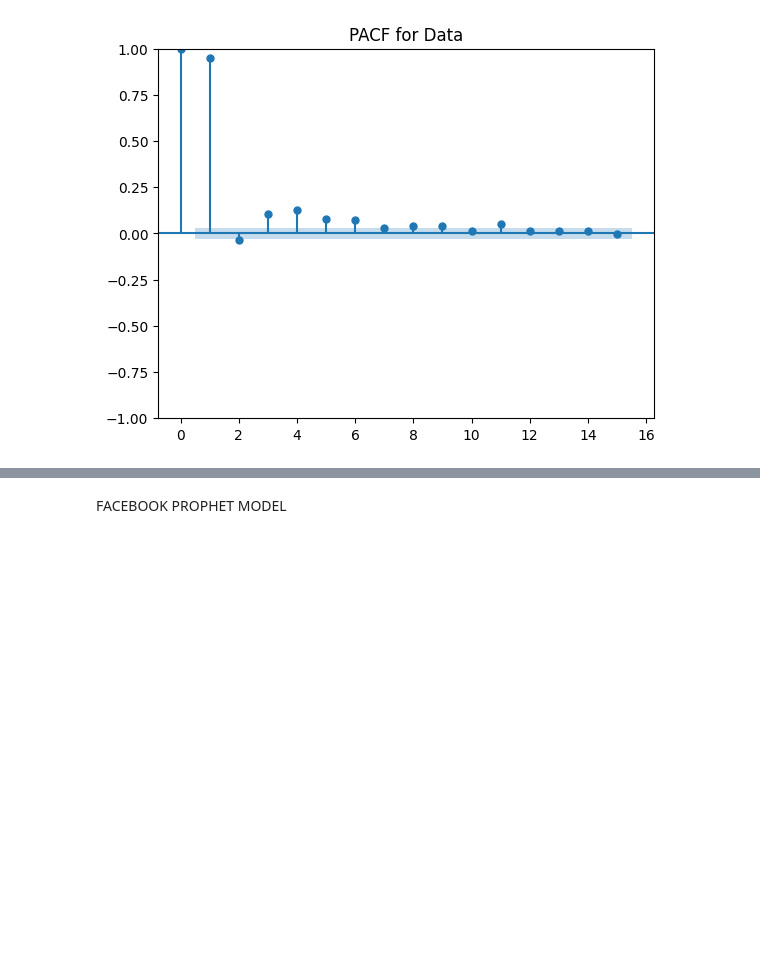
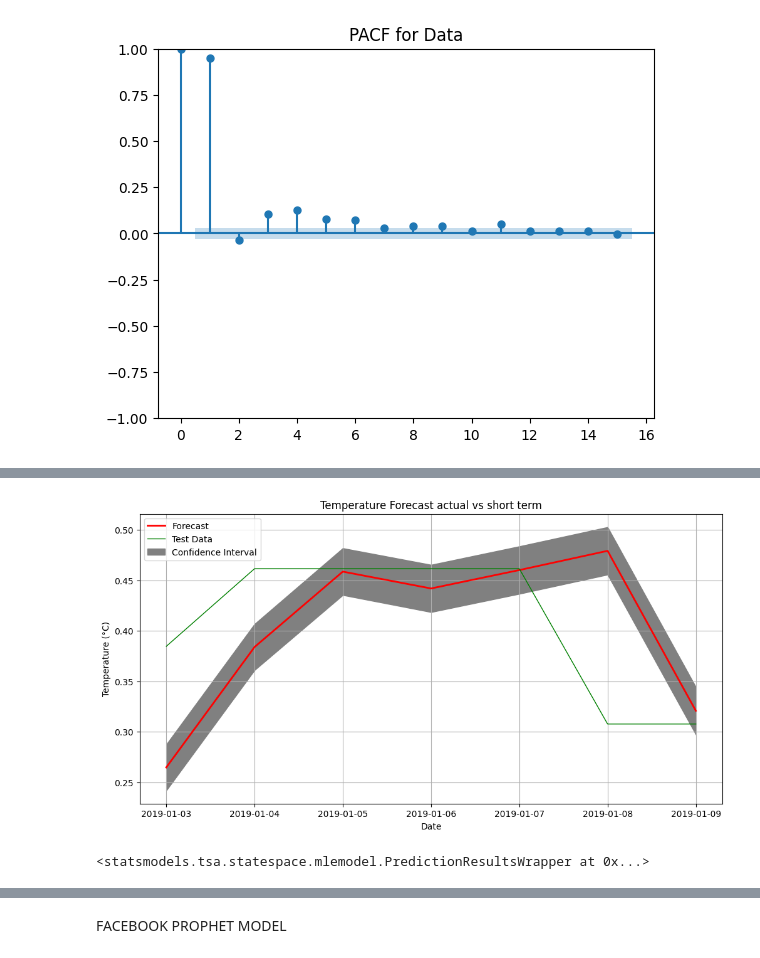
Before and after one commit to Bharathkumar1404/data-science-final-project, a Jupyter notebook: project.ipynb, the cells around one changed output, grey strips where cells are left out. Drawn from its saved outputs; the diff is of its cells as text; code cells hidden in the pictures; blank space fills up the shorter version.

```diff
--- a/project.ipynb
+++ b/project.ipynb
@@ -602,4 +608,34 @@ forecast
 | 2021-12-31 | 0.255090 |
 1095 rows × 1 columns
 dtype: float64
+# %%
+forecast_steps_2 = 7
+short_term_forecast = model_fit.get_forecast(steps=forecast_steps_2,exog=test[['humidity', 'pressure','temp_lag_1','humidity_lag_1']][:forecast_steps_2])
+short_term_forecast_mean = short_term_forecast.predicted_mean
+conf_int_2 = short_term_forecast.conf_int(alpha = 0.68)
+#Extract lower and upper bounds
+lower_bound_2 = conf_int_2.iloc[:, 0]
+upper_bound_2 = conf_int_2.iloc[:, 1]
+
+#Creating a date range for the forecasted values to align with the test set
+forecast_index_2 = pd.date_range(start=test.index[0] + pd.Timedelta(days=1), periods=forecast_steps_2, freq='D')
+# %%
+#Plotting the origonal training data, short_term_forecast values, and actual test adata for comparsion
+plt.figure(figsize=(12, 6))
+#plt.plot(train.index, train['tempC'], label='Original Data', linewidth=1)
+plt.plot(forecast_index_2, short_term_forecast.predicted_mean, label='Forecast', color='red', linewidth=2)
+plt.plot(test.index[1:8], test['tempC'][:forecast_steps_2], label='Test Data', color='green', linewidth=1)
+plt.fill_between(forecast_index_2, lower_bound_2, upper_bound_2, color='gray', label='Confidence Interval')
+plt.title('Temperature Forecast actual vs short term')
+plt.xlabel('Date')
+plt.ylabel('Temperature (°C)')
+plt.legend()
+plt.grid()
+plt.show()
+
+#Displaying the forecasted values
+short_term_forecast
+# %% [output]
+[figure, added]
+<statsmodels.tsa.statespace.mlemodel.PredictionResultsWrapper at 0x...>
 # %%
```
Also changed, not shown: parts of 58 cells of this notebook.
